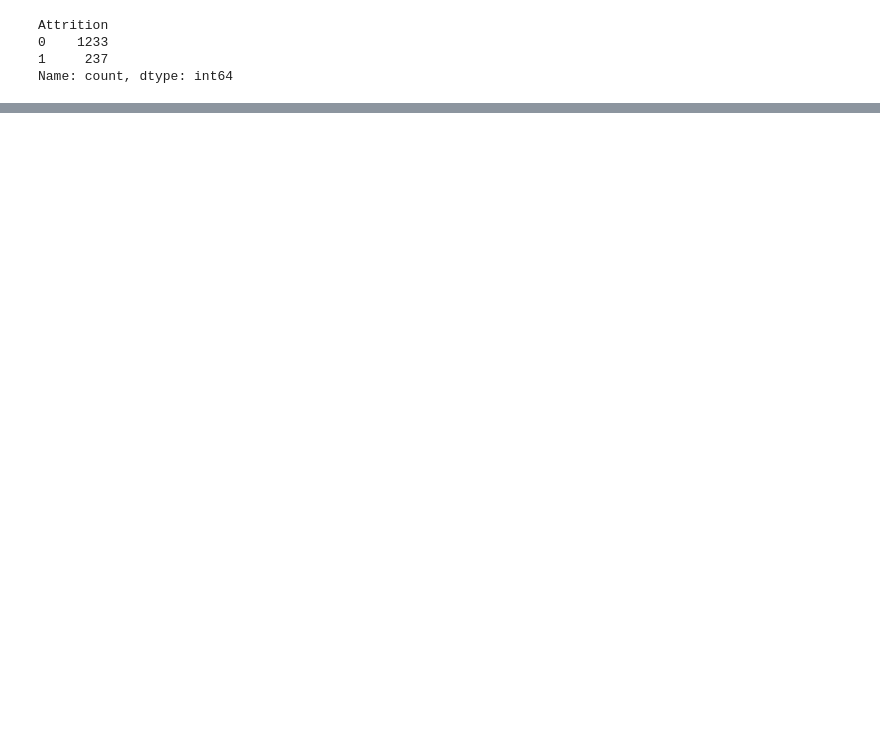
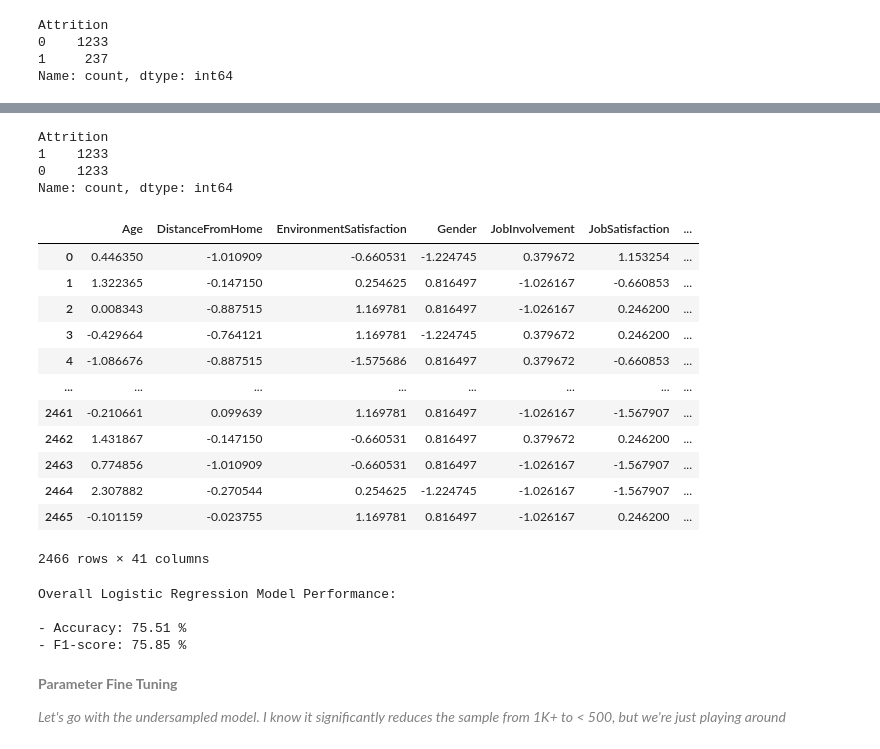
Before and after one commit to lamiselsayed/Employee-Attrition-Analytics-Project, a Jupyter notebook: Employee Attrition (II).ipynb, the cells around one changed output, grey strips where cells are left out. Cells and saved outputs as stored; diff of their text form; code cells hidden in the pictures; blank space fills up the shorter version.

```diff
--- a/Employee Attrition (II).ipynb
+++ b/Employee Attrition (II).ipynb
@@ -400,0 +439,27 @@ AttributeError: 'NoneType' object has no attribute 'split'
+# %%
+from imblearn.over_sampling import RandomOverSampler
+
+ros = RandomOverSampler(sampling_strategy = 'all', random_state = 23)
+X_Oresampled, y_Oresampled = ros.fit_resample(X_rescaled_df, newer_y)
+print(y_Oresampled.value_counts())
+
+X_Oresampled_df = pd.DataFrame(X_Oresampled, columns = X_Oresampled.columns)
+X_Oresampled_df     # 2466 records, 41 attributes
+# %% [output]
+Attrition
+1    1233
+0    1233
+Name: count, dtype: int64
+|  | Age | DistanceFromHome | EnvironmentSatisfaction | Gender | JobInvolvement | JobSatisfaction | ... |
+| 0 | 0.446350 | -1.010909 | -0.660531 | -1.224745 | 0.379672 | 1.153254 | ... |
+| 1 | 1.322365 | -0.147150 | 0.254625 | 0.816497 | -1.026167 | -0.660853 | ... |
+| 2 | 0.008343 | -0.887515 | 1.169781 | 0.816497 | -1.026167 | 0.246200 | ... |
+| 3 | -0.429664 | -0.764121 | 1.169781 | -1.224745 | 0.379672 | 0.246200 | ... |
+| 4 | -1.086676 | -0.887515 | -1.575686 | 0.816497 | 0.379672 | -0.660853 | ... |
+| ... | ... | ... | ... | ... | ... | ... | ... |
+| 2461 | -0.210661 | 0.099639 | 1.169781 | 0.816497 | -1.026167 | -1.567907 | ... |
+| 2462 | 1.431867 | -0.147150 | -0.660531 | 0.816497 | 0.379672 | 0.246200 | ... |
+| 2463 | 0.774856 | -1.010909 | -0.660531 | 0.816497 | -1.026167 | -1.567907 | ... |
+| 2464 | 2.307882 | -0.270544 | 0.254625 | -1.224745 | -1.026167 | -1.567907 | ... |
+| 2465 | -0.101159 | -0.023755 | 1.169781 | 0.816497 | -1.026167 | 0.246200 | ... |
+2466 rows × 41 columns
@@ -401,3 +468,24 @@ AttributeError: 'NoneType' object has no attribute 'split'
+# %%
+logORegModel = LogisticRegression(class_weight = 'balanced', random_state = 23)   # class_weight useful for imbalanced classes (like in our case)
+
+logORegModel.fit(X_Otrain, y_Otrain)
+prediction = logORegModel.predict(X_Otest)
+
+logOReg_accuracy = accuracy_score(y_Otest, prediction)
+logOReg_f1score = f1_score(y_Otest, prediction)
+
+print("Overall Logistic Regression Model Performance:\n")
+print(f'- Accuracy: {logOReg_accuracy * 100:.2f} %')
+print(f'- F1-score: {logOReg_f1score * 100:.2f} %')
+# %% [output]
+Overall Logistic Regression Model Performance:
+
+- Accuracy: 75.51 %
+- F1-score: 75.85 %
+# %% [markdown]
+<font color = "gray"><b>Parameter Fine Tuning</b></font>
+
+<font color = "gray"><em>Let's go with the undersampled model. I know it significantly reduces the sample from 1K+ to < 500, but we're just playing around</em></font>
 # %%
 param_grid = {
     'penalty': ['l1','l2','elasticnet','none'],
```
Also changed, not shown: parts of 13 cells of this notebook.
